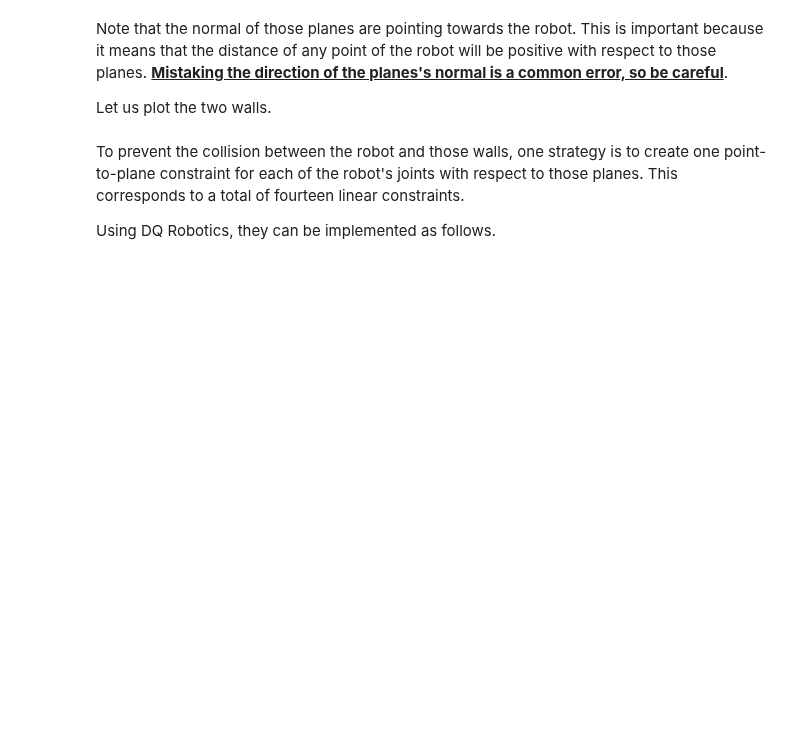
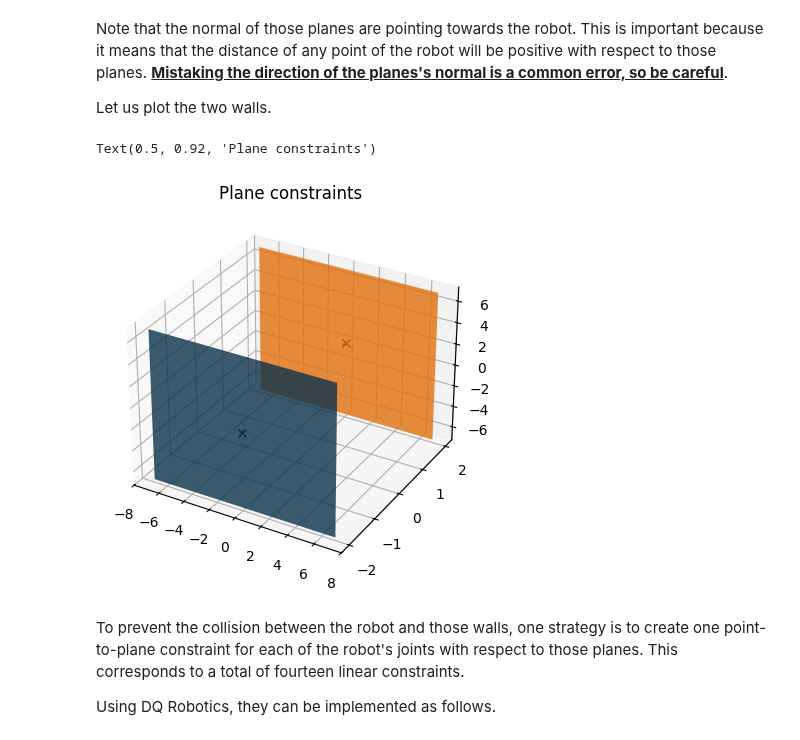
Before and after one commit to MarinhoLab/OpenExecutableBooksRobotics, a Jupyter notebook: dqrobotics/lesson8/lesson_dq8_optimization_based_robot_control.ipynb, the cells around one changed output. Cells and saved outputs as stored; diff of their text form; code cells hidden in the pictures; blank space fills up the shorter version.

```diff
--- a/dqrobotics/lesson8/lesson_dq8_optimization_based_robot_control.ipynb
+++ b/dqrobotics/lesson8/lesson_dq8_optimization_based_robot_control.ipynb
@@ -32,6 +34,12 @@ from dqrobotics import *
 from dqrobotics.utils import DQ_Geometry
 from dqrobotics.robot_control import ControlObjective
 from dqrobotics.robot_modeling import DQ_Kinematics
+from dqrobotics_extensions.pyplot import plot
+
+import matplotlib.pyplot as plt
+plt.rcParams["animation.html"] = "jshtml" # Need to output animation's videos
+import matplotlib.animation as anm
+from functools import partial # Need to call functions correctly for matplotlib animations
 # %% [markdown]
 <a name="H_D4ECB91A"></a>
 ## Notation
@@ -647,11 +757,14 @@ Note that the normal of those planes are pointing towards the robot. This is imp
 
 Let us plot the two walls.
 # %%
-# figure(1);
-# plot(pi_top, 'plane', 14);
-# hold on
-# plot(pi_bottom, 'plane', 14);
-# title('Plane constraints')
+fig = plt.figure()
+ax = plt.axes(projection='3d')
+plot(pi_top, plane=True, scale=14)
+plot(pi_bottom, plane=True, scale=14)
+plt.title('Plane constraints')
+# %% [output]
+Text(0.5, 0.92, 'Plane constraints')
+[figure, added]
 # %% [markdown]
 
 To prevent the collision between the robot and those walls, one strategy is to create one point-to-plane constraint for each of the robot's joints with respect to those planes. This corresponds to a total of fourteen linear constraints.
```
Also changed, not shown: parts of 17 cells of this notebook, 2 other files.
